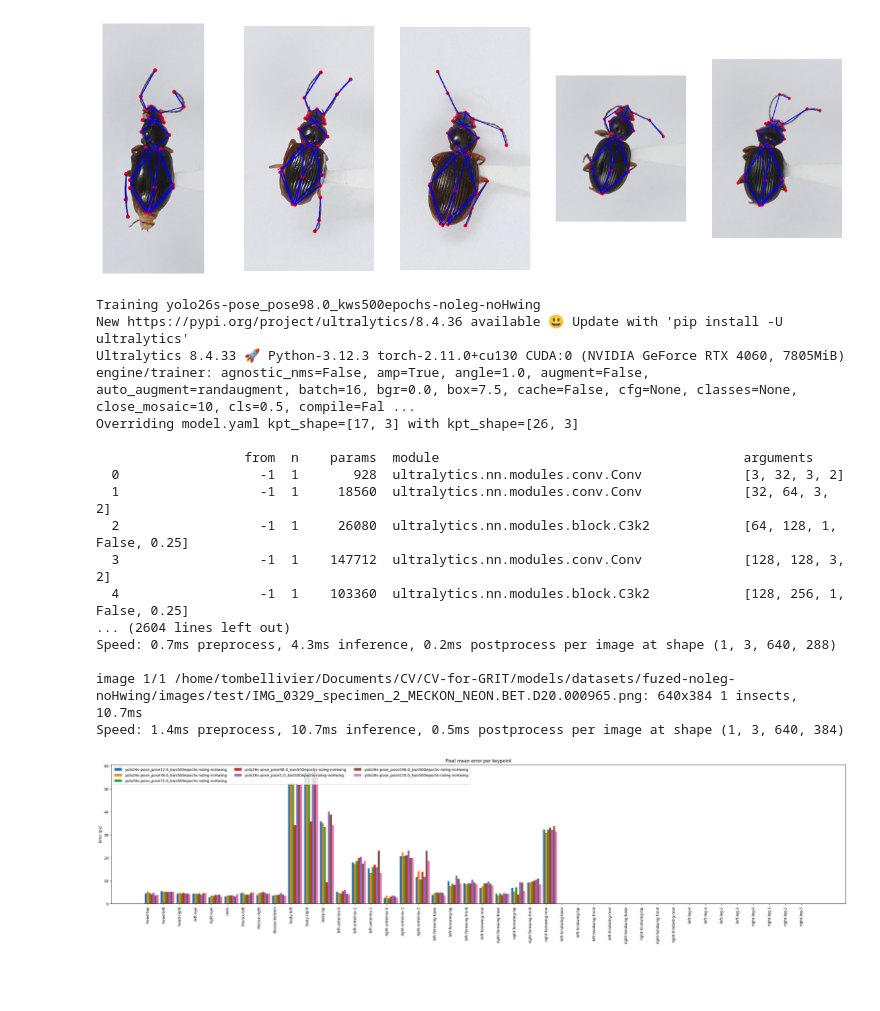
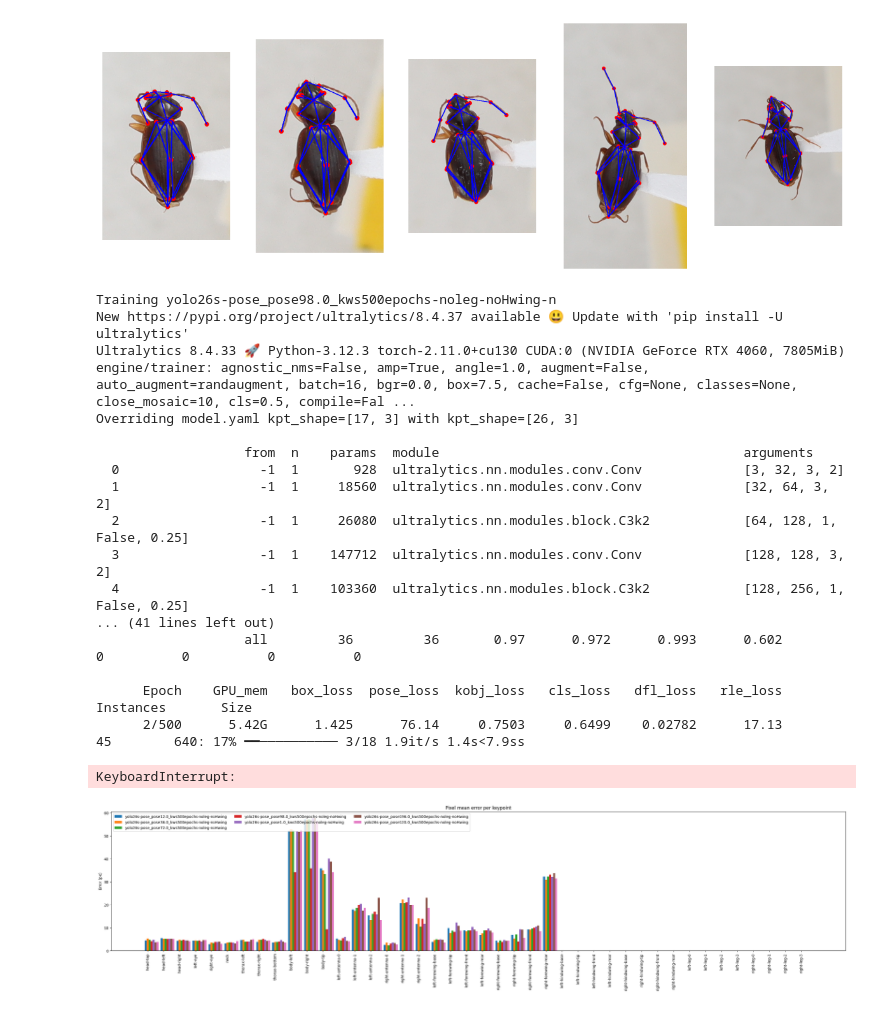
Before and after one commit to TomBellivier/CV-for-GRIT, a Jupyter notebook: models/yolo-pose-insect-kp.ipynb, the cells around one changed output. Drawn from its saved outputs; the diff is of its cells as text; code cells hidden in the pictures; blank space fills up the shorter version.

Commit message:
added multiple dataset creation at the same time, hawaii beetles 17 and 16, fuzed 01, 08, 07, 16, 17

```diff
--- a/models/yolo-pose-insect-kp.ipynb
+++ b/models/yolo-pose-insect-kp.ipynb
@@ -19,35 +19,35 @@ def visualize_annotation(dataset_name, num, dataset_dir = "../models/datasets/",
         img = Image.open(img_name)
         w, h = img.size
 
         # draw bbox
         draw = ImageDraw.Draw(img)
         with open(label_name, "r") as f:
             for line in f:
                 line = line.strip().split()
                 cls, x_center, y_center, width, height = line[:5]
                 if show_kp:
                     kpts = line[5:]
                     kpts = [float(kpt) for kpt in kpts]
                     kpts = list(zip(kpts[0::3], kpts[1::3], kpts[2::3])) # (x,y,visible)
                     for x, y, v in kpts:
                         if v > 0:
                             draw.ellipse((x*w-5, y*h-5, x*w+5, y*h+5), fill="red")
 
                     if show_lines:
                         for idx1, idx2 in skeleton:
                             x1, y1, v1 = kpts[idx1]
                             x2, y2, v2 = kpts[idx2]
                             if v1 > 0 and v2 > 0:
                                 draw.line((x1*w, y1*h, x2*w, y2*h), fill="blue", width=3)
 
         axes[showed_images.index(img_name)].imshow(img)
         axes[showed_images.index(img_name)].axis("off")
 
     plt.show()
 
-visualize_annotation("fuzed", num=5, split_dir="train", show_kp=True, show_lines=True)
+visualize_annotation("HawaiiBeetles17", num=5, split_dir="train", show_kp=True, show_lines=True)
 # %% [output]
-[figure, old version]
+[figure, new version]
 # %%
 from ultralytics import YOLO
 import time as t
@@ -126,10 +126,10 @@ model = base_model + "_" + "_".join([param + str(value) for param, value in para
 with open("run_results.json") as f:
     all_models = json.load(f)
 
-if model not in all_models:
-    all_models[model] = {"name" : f"{base_model}.pt", "training time" : 0, "keypoints perf":[], "metrics" : []}
-else:
-    all_models[model + "-a"] = {"name" : f"{base_model}.pt", "training time" : 0, "keypoints perf":[], "metrics" : []}
+if model in all_models:
+    model = model + "-n"
+
+all_models[model] = {"name" : f"{base_model}.pt", "training time" : 0, "keypoints perf":[], "metrics" : []}
 
 print(f"\nTraining {model}")
 loaded_model = YOLO(all_models[model]["name"])
@@ -194,8 +194,8 @@ all_models[model]["keypoints perf"] = all_errors.mean(axis=0).tolist()
 with open("run_results.json", "w") as f:
     json.dump(all_models, f, indent=2)
 # %% [output]
-Training yolo26s-pose_pose98.0_kws500epochs-noleg-noHwing
-New https://pypi.org/project/ultralytics/8.4.36 available 😃 Update with 'pip install -U ultralytics'
+Training yolo26s-pose_pose98.0_kws500epochs-noleg-noHwing-n
+New https://pypi.org/project/ultralytics/8.4.37 available 😃 Update with 'pip install -U ultralytics'
 Ultralytics 8.4.33 🚀 Python-3.12.3 torch-2.11.0+cu130 CUDA:0 (NVIDIA GeForce RTX 4060, 7805MiB)
 engine/trainer: agnostic_nms=False, amp=True, angle=1.0, augment=False, auto_augment=randaugment, batch=16, bgr=0.0, box=7.5, cache=False, cfg=None, classes=None, close_mosaic=10, cls=0.5, compile=Fal ...
 Overriding model.yaml kpt_shape=[17, 3] with kpt_shape=[26, 3]
@@ -206,11 +206,12 @@ Overriding model.yaml kpt_shape=[17, 3] with kpt_shape=[26, 3]
   2                  -1  1     26080  ultralytics.nn.modules.block.C3k2            [64, 128, 1, False, 0.25]
   3                  -1  1    147712  ultralytics.nn.modules.conv.Conv             [128, 128, 3, 2]
   4                  -1  1    103360  ultralytics.nn.modules.block.C3k2            [128, 256, 1, False, 0.25]
-... (2604 lines left out)
-Speed: 0.7ms preprocess, 4.3ms inference, 0.2ms postprocess per image at shape (1, 3, 640, 288)
+... (41 lines left out)
+                   all         36         36       0.97      0.972      0.993      0.602          0          0          0          0
 
-image 1/1 /home/tombellivier/Documents/CV/CV-for-GRIT/models/datasets/fuzed-noleg-noHwing/images/test/IMG_0329_specimen_2_MECKON_NEON.BET.D20.000965.png: 640x384 1 insects, 10.7ms
-Speed: 1.4ms preprocess, 10.7ms inference, 0.5ms postprocess per image at shape (1, 3, 640, 384)
+      Epoch    GPU_mem   box_loss  pose_loss  kobj_loss   cls_loss   dfl_loss   rle_loss  Instances       Size
+      2/500      5.42G      1.425      76.14     0.7503     0.6499    0.02782      17.13         45        640: 17% ━━────────── 3/18 1.9it/s 1.4s<7.9ss
+KeyboardInterrupt:
 # %%
 import matplotlib.pyplot as plt
 import yaml
```
Also changed, not shown: parts of 2 cells of this notebook, 19 other files.
